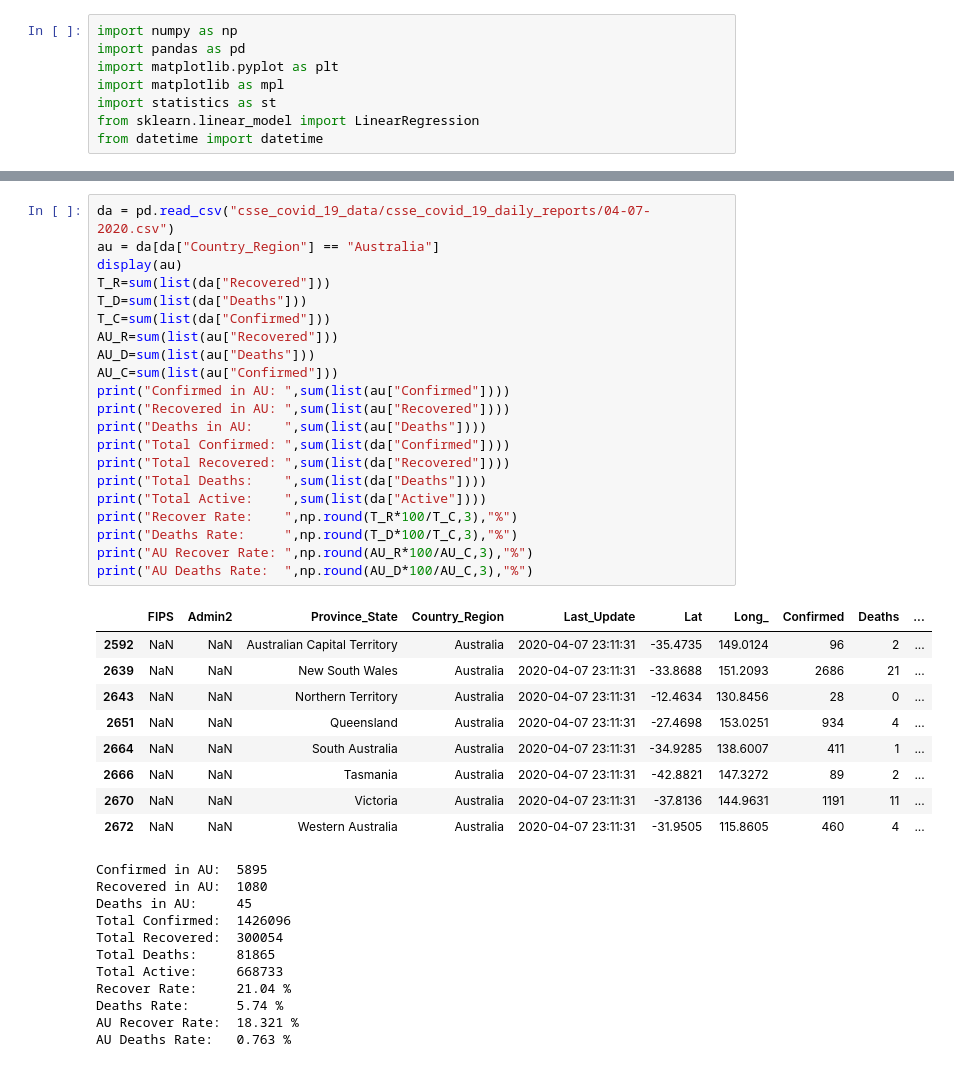
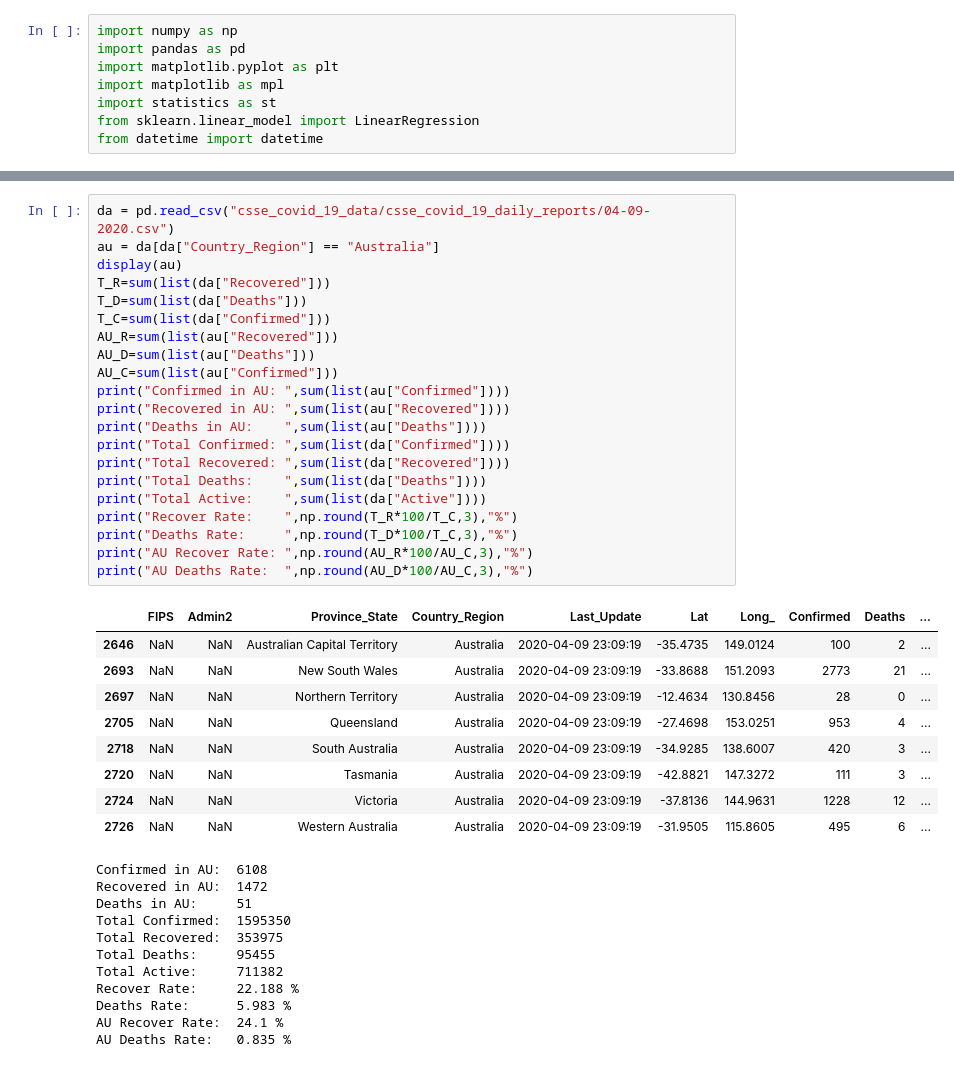
Before and after one commit to u6747075/COVID-19, a Jupyter notebook: COVID_19.ipynb, the cells around one changed output, grey strips where cells are left out. Saved outputs shown, nothing was run; the diff lists cells and outputs as text.

```diff
--- a/COVID_19.ipynb
+++ b/COVID_19.ipynb
@@ -49,42 +49,42 @@ plt.show()
 # %%
-da = pd.read_csv("csse_covid_19_data/csse_covid_19_daily_reports/04-07-2020.csv")
+da = pd.read_csv("csse_covid_19_data/csse_covid_19_daily_reports/04-09-2020.csv")
 au = da[da["Country_Region"] == "Australia"]
 display(au)
 T_R=sum(list(da["Recovered"]))
 T_D=sum(list(da["Deaths"]))
 T_C=sum(list(da["Confirmed"]))
 AU_R=sum(list(au["Recovered"]))
 AU_D=sum(list(au["Deaths"]))
 AU_C=sum(list(au["Confirmed"]))
 print("Confirmed in AU: ",sum(list(au["Confirmed"])))
 print("Recovered in AU: ",sum(list(au["Recovered"])))
 print("Deaths in AU:    ",sum(list(au["Deaths"])))
 print("Total Confirmed: ",sum(list(da["Confirmed"])))
 print("Total Recovered: ",sum(list(da["Recovered"])))
 print("Total Deaths:    ",sum(list(da["Deaths"])))
 print("Total Active:    ",sum(list(da["Active"])))
 print("Recover Rate:    ",np.round(T_R*100/T_C,3),"%")
 print("Deaths Rate:     ",np.round(T_D*100/T_C,3),"%")
 print("AU Recover Rate: ",np.round(AU_R*100/AU_C,3),"%")
 print("AU Deaths Rate:  ",np.round(AU_D*100/AU_C,3),"%")
 # %% [output]
 |  | FIPS | Admin2 | Province_State | Country_Region | Last_Update | Lat | Long_ | Confirmed | Deaths | ... |
-| 2592 | NaN | NaN | Australian Capital Territory | Australia | 2020-04-07 23:11:31 | -35.4735 | 149.0124 | 96 | 2 | ... |
-| 2639 | NaN | NaN | New South Wales | Australia | 2020-04-07 23:11:31 | -33.8688 | 151.2093 | 2686 | 21 | ... |
-| 2643 | NaN | NaN | Northern Territory | Australia | 2020-04-07 23:11:31 | -12.4634 | 130.8456 | 28 | 0 | ... |
-| 2651 | NaN | NaN | Queensland | Australia | 2020-04-07 23:11:31 | -27.4698 | 153.0251 | 934 | 4 | ... |
-| 2664 | NaN | NaN | South Australia | Australia | 2020-04-07 23:11:31 | -34.9285 | 138.6007 | 411 | 1 | ... |
-| 2666 | NaN | NaN | Tasmania | Australia | 2020-04-07 23:11:31 | -42.8821 | 147.3272 | 89 | 2 | ... |
-| 2670 | NaN | NaN | Victoria | Australia | 2020-04-07 23:11:31 | -37.8136 | 144.9631 | 1191 | 11 | ... |
-| 2672 | NaN | NaN | Western Australia | Australia | 2020-04-07 23:11:31 | -31.9505 | 115.8605 | 460 | 4 | ... |
+| 2646 | NaN | NaN | Australian Capital Territory | Australia | 2020-04-09 23:09:19 | -35.4735 | 149.0124 | 100 | 2 | ... |
+| 2693 | NaN | NaN | New South Wales | Australia | 2020-04-09 23:09:19 | -33.8688 | 151.2093 | 2773 | 21 | ... |
+| 2697 | NaN | NaN | Northern Territory | Australia | 2020-04-09 23:09:19 | -12.4634 | 130.8456 | 28 | 0 | ... |
+| 2705 | NaN | NaN | Queensland | Australia | 2020-04-09 23:09:19 | -27.4698 | 153.0251 | 953 | 4 | ... |
+| 2718 | NaN | NaN | South Australia | Australia | 2020-04-09 23:09:19 | -34.9285 | 138.6007 | 420 | 3 | ... |
+| 2720 | NaN | NaN | Tasmania | Australia | 2020-04-09 23:09:19 | -42.8821 | 147.3272 | 111 | 3 | ... |
+| 2724 | NaN | NaN | Victoria | Australia | 2020-04-09 23:09:19 | -37.8136 | 144.9631 | 1228 | 12 | ... |
+| 2726 | NaN | NaN | Western Australia | Australia | 2020-04-09 23:09:19 | -31.9505 | 115.8605 | 495 | 6 | ... |
-Confirmed in AU:  5895
-Recovered in AU:  1080
-Deaths in AU:     45
-Total Confirmed:  1426096
-Total Recovered:  300054
-Total Deaths:     81865
-Total Active:     668733
-Recover Rate:     21.04 %
-Deaths Rate:      5.74 %
-AU Recover Rate:  18.321 %
-AU Deaths Rate:   0.763 %
+Confirmed in AU:  6108
+Recovered in AU:  1472
+Deaths in AU:     51
+Total Confirmed:  1595350
+Total Recovered:  353975
+Total Deaths:     95455
+Total Active:     711382
+Recover Rate:     22.188 %
+Deaths Rate:      5.983 %
+AU Recover Rate:  24.1 %
+AU Deaths Rate:   0.835 %
```
Also changed, not shown: parts of 2 cells of this notebook.
